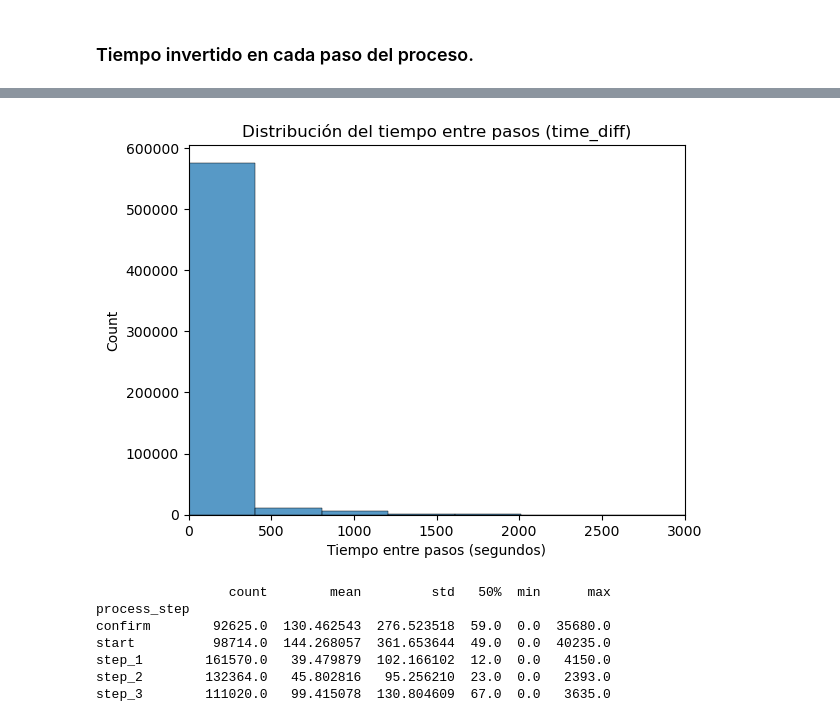
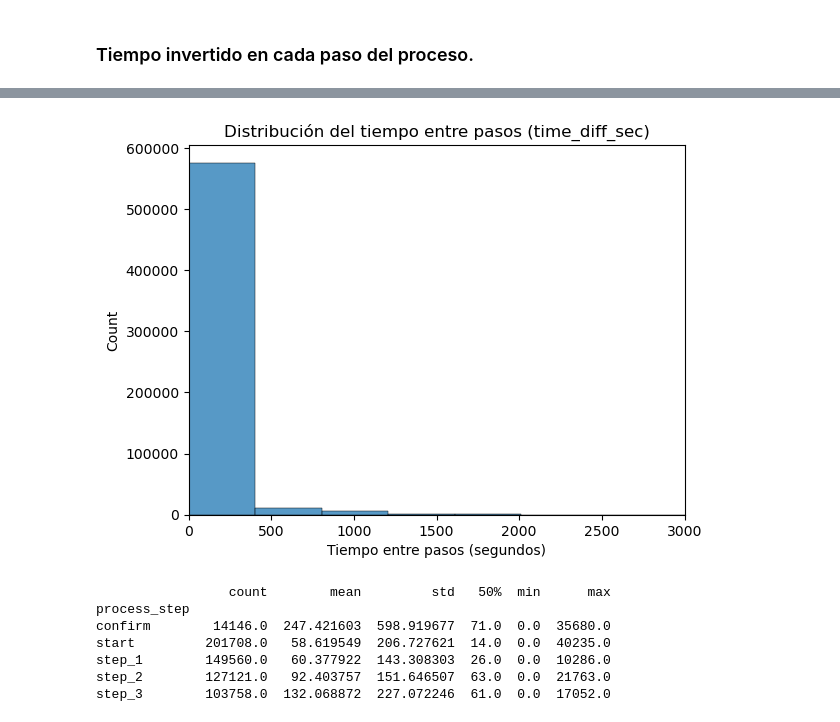
Before and after one commit to JimenezRoDA/vanguard-ab-test, a Jupyter notebook: vanguard-ab-test.ipynb, the cells around one changed output, grey strips where cells are left out. Cells and saved outputs as stored; diff of their text form; code cells hidden in the pictures.

```diff
--- a/vanguard-ab-test.ipynb
+++ b/vanguard-ab-test.ipynb
@@ -492,0 +480,6 @@ no_experiment  131.730524  141.097140  39.105145  47.282392  102.793825
+# %%
+df_web_sorted = df_web_v.sort_values(by=['client_id', 'visit_id', 'date_time']).reset_index(drop=True)
+# Calcular time_diff: cuánto tiempo pasa hasta el siguiente paso
+df_web_sorted['time_diff'] = df_web_sorted.groupby(['client_id', 'visit_id'])['date_time'].shift(-1) - df_web_sorted['date_time']
+# Convertir time_diff a segundos (como número)
+df_web_sorted['time_diff_sec'] = df_web_sorted['time_diff'].dt.total_seconds()
@@ -493,21 +502,21 @@ no_experiment  131.730524  141.097140  39.105145  47.282392  102.793825
 # %%
-sns.histplot(df_web_sorted['time_diff'], bins=100, kde=False)
+sns.histplot(df_web_sorted['time_diff_sec'], bins=100, kde=False)
 plt.xlim(0, 3000)  # limitar a 3000 segundos (~50 minutos) para visualizar mejor
-plt.title("Distribución del tiempo entre pasos (time_diff)")
+plt.title("Distribución del tiempo entre pasos (time_diff_sec)")
 plt.xlabel("Tiempo entre pasos (segundos)")
 plt.show()
 # %% [output]
-[figure, old version]
+[figure, new version]
 # %%
-resumen = df_web_sorted.groupby('process_step')['time_diff'] \
+resumen = df_web_sorted.groupby('process_step')['time_diff_sec'] \
              .describe()[['count','mean','std','50%','min','max']]
 print(resumen)
 # %% [output]
                  count        mean         std   50%  min      max
 process_step
-confirm        92625.0  130.462543  276.523518  59.0  0.0  35680.0
-start          98714.0  144.268057  361.653644  49.0  0.0  40235.0
-step_1        161570.0   39.479879  102.166102  12.0  0.0   4150.0
-step_2        132364.0   45.802816   95.256210  23.0  0.0   2393.0
-step_3        111020.0   99.415078  130.804609  67.0  0.0   3635.0
+confirm        14146.0  247.421603  598.919677  71.0  0.0  35680.0
+start         201708.0   58.619549  206.727621  14.0  0.0  40235.0
+step_1        149560.0   60.377922  143.308303  26.0  0.0  10286.0
+step_2        127121.0   92.403757  151.646507  63.0  0.0  21763.0
+step_3        103758.0  132.068872  227.072246  61.0  0.0  17052.0
 # %%
```
Also changed, not shown: parts of 25 cells of this notebook.
